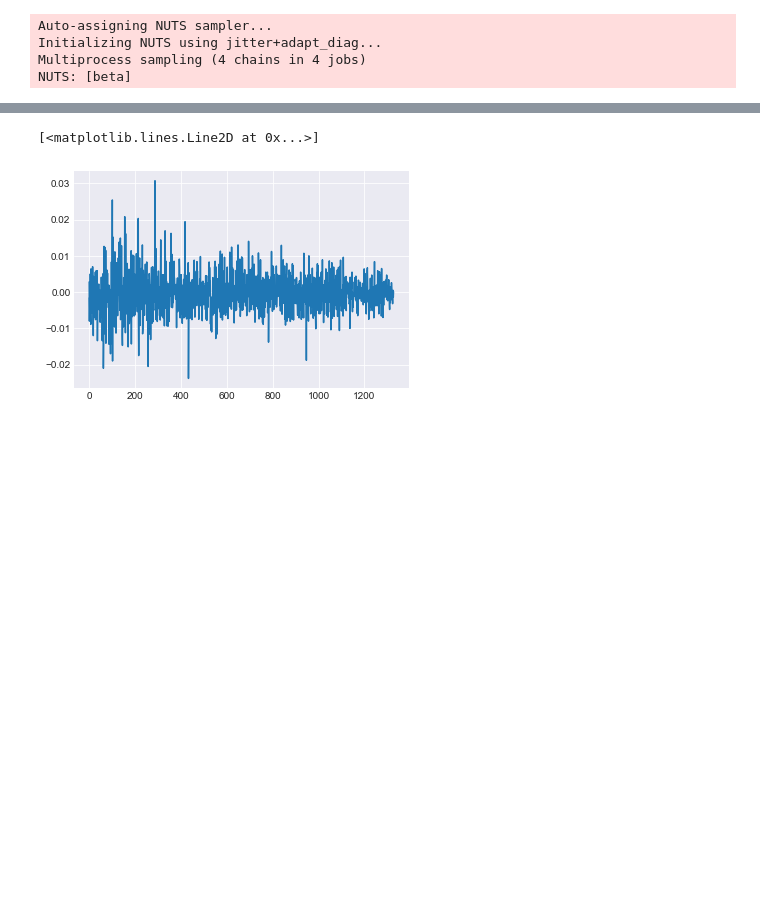
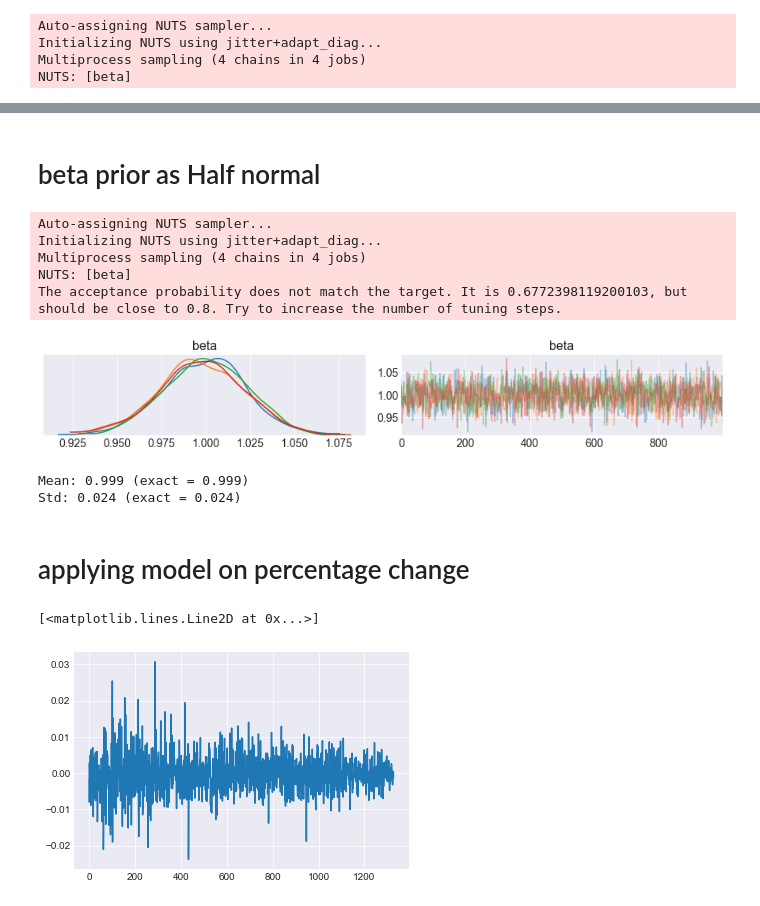
Before and after one commit to radheem/stock-market-PP-project, a Jupyter notebook: ar1stockprice.ipynb, the cells around one changed output, grey strips where cells are left out. Cells and saved outputs as stored; diff of their text form; code cells hidden in the pictures; blank space fills up the shorter version.

```diff
--- a/ar1stockprice.ipynb
+++ b/ar1stockprice.ipynb
@@ -164 +244,3 @@ Mean: 1.000 (exact = 0.999)
 Std: 0.024 (exact = 0.024)
+# %% [markdown]
+# beta prior as Half normal
@@ -165,3 +252,27 @@ Std: 0.024 (exact = 0.024)
+# %%
+with aropen:
+    trace = pm.sample(1000, tune=4000, cores=4)
+# %% [output]
+Auto-assigning NUTS sampler...
+Initializing NUTS using jitter+adapt_diag...
+Multiprocess sampling (4 chains in 4 jobs)
+NUTS: [beta]
+The acceptance probability does not match the target. It is 0.6772398119200103, but should be close to 0.8. Try to increase the number of tuning steps.
+# %%
+az.plot_trace(trace);
+# %% [output]
+[figure, added]
+# %%
+omup = ((oopen[:-1]**2).sum() + tau**-2)**-1 * np.dot(oopen[:-1],oopen[1:])
+oVp =  ((oopen[:-1]**2).sum() + tau**-2)**-1
+
+print('Mean: {:5.3f} (exact = {:5.3f})'.format(trace['beta'].mean(), omup))
+print('Std: {:5.3f} (exact = {:5.3f})'.format(trace['beta'].std(), np.sqrt(oVp)))
+# %% [output]
+Mean: 0.999 (exact = 0.999)
+Std: 0.024 (exact = 0.024)
+# %% [markdown]
+# applying model on percentage change
 # %%
 X=data.as_matrix(columns=['per_change'])
 change=np.reshape(X,1328)
```
Also changed, not shown: parts of 47 cells of this notebook, 1 other file.
